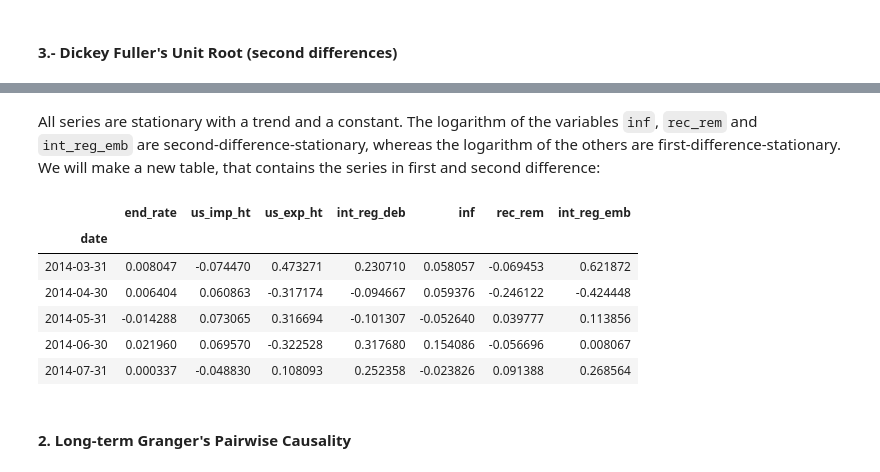
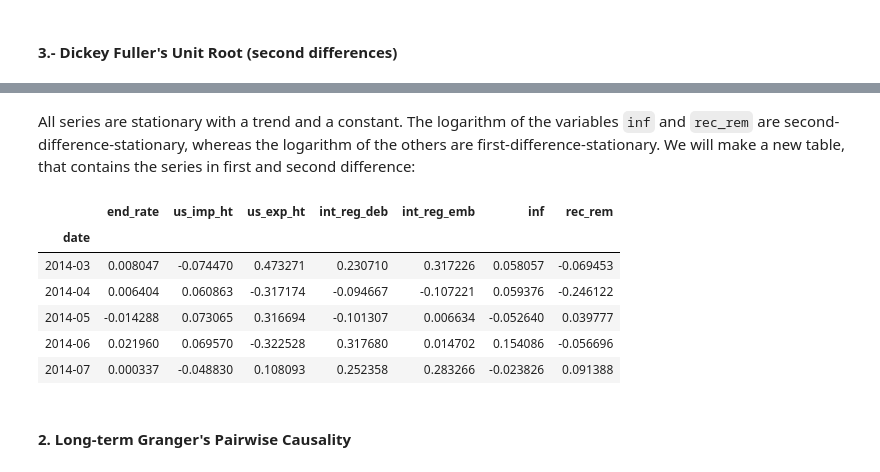
Before and after one commit to gregpinchy/creative-capstone-AA, a Jupyter notebook: time_series.ipynb, the cells around one changed output, grey strips where cells are left out. Saved outputs shown, nothing was run; the diff lists cells and outputs as text; code cells hidden in the pictures.

```diff
--- a/time_series.ipynb
+++ b/time_series.ipynb
@@ -446,0 +453,5 @@ logdf.head()
+# %%
+Xtrain = logdf[0:-5]
+Xtest = logdf[-5:]
+
+Xtrain.shape, Xtest.shape
@@ -1042,7 +1055,7 @@ All series are non-stationary at level when the no-trend-no-constant model of Di
 # %% [markdown]
 #### 2.- Dickey Fuller's Unit Root (first differences)
 # %%
-diff1 = logdf.copy().diff().dropna()
+diff1 = Xtrain.copy().diff().dropna()
 diff1.head()
 # %% [output]
 |  | end_rate | inf | rec_rem | us_imp_ht | us_exp_ht | int_reg_deb | int_reg_emb |
@@ -1079,4 +1092,4 @@ All variables but `inf`, `rec_rem` and `int_reg_emb` are stationary in first-dif
 # %%
-diff11 = diff1[['inf', 'rec_rem', 'int_reg_emb']]
+diff11 = diff1[['inf', 'rec_rem']]
 diff11.head()
 # %% [output]
@@ -1171,19 +1184,20 @@ for name, column in diff2.iteritems():
  => P-Value = 0.0. Rejecting Null Hypothesis.
  => Series is Stationary.
 # %% [markdown]
-All series are stationary with a trend and a constant. The logarithm of the variables `inf`, `rec_rem` and `int_reg_emb` are second-difference-stationary, whereas the logarithm of the others are first-difference-stationary. We will make a new table, that contains the series in first and second difference:
+All series are stationary with a trend and a constant. The logarithm of the variables `inf` and `rec_rem` are second-difference-stationary, whereas the logarithm of the others are first-difference-stationary. We will make a new table, that contains the series in first and second difference:
 # %%
-logdfg = pd.concat([diff1[['end_rate', 'us_imp_ht', 'us_exp_ht', 'int_reg_deb']], diff2], axis=1, sort=False).dropna()
+X_train = pd.concat([diff1[['end_rate', 'us_imp_ht', 'us_exp_ht', 'int_reg_deb', 'int_reg_emb']], diff2],
+                    axis=1, sort=False).dropna()
 # %%
-logdfg.head()
+X_train.head()
 # %% [output]
-|  | end_rate | us_imp_ht | us_exp_ht | int_reg_deb | inf | rec_rem | int_reg_emb |
+|  | end_rate | us_imp_ht | us_exp_ht | int_reg_deb | int_reg_emb | inf | rec_rem |
 | date |  |  |  |  |  |  |  |
-| 2014-03-31 | 0.008047 | -0.074470 | 0.473271 | 0.230710 | 0.058057 | -0.069453 | 0.621872 |
-| 2014-04-30 | 0.006404 | 0.060863 | -0.317174 | -0.094667 | 0.059376 | -0.246122 | -0.424448 |
-| 2014-05-31 | -0.014288 | 0.073065 | 0.316694 | -0.101307 | -0.052640 | 0.039777 | 0.113856 |
-| 2014-06-30 | 0.021960 | 0.069570 | -0.322528 | 0.317680 | 0.154086 | -0.056696 | 0.008067 |
-| 2014-07-31 | 0.000337 | -0.048830 | 0.108093 | 0.252358 | -0.023826 | 0.091388 | 0.268564 |
+| 2014-03 | 0.008047 | -0.074470 | 0.473271 | 0.230710 | 0.317226 | 0.058057 | -0.069453 |
+| 2014-04 | 0.006404 | 0.060863 | -0.317174 | -0.094667 | -0.107221 | 0.059376 | -0.246122 |
+| 2014-05 | -0.014288 | 0.073065 | 0.316694 | -0.101307 | 0.006634 | -0.052640 | 0.039777 |
+| 2014-06 | 0.021960 | 0.069570 | -0.322528 | 0.317680 | 0.014702 | 0.154086 | -0.056696 |
+| 2014-07 | 0.000337 | -0.048830 | 0.108093 | 0.252358 | 0.283266 | -0.023826 | 0.091388 |
 # %% [markdown]
 #### 2. Long-term Granger's Pairwise Causality
 # %% [markdown]
```
Also changed, not shown: parts of 37 cells of this notebook.
